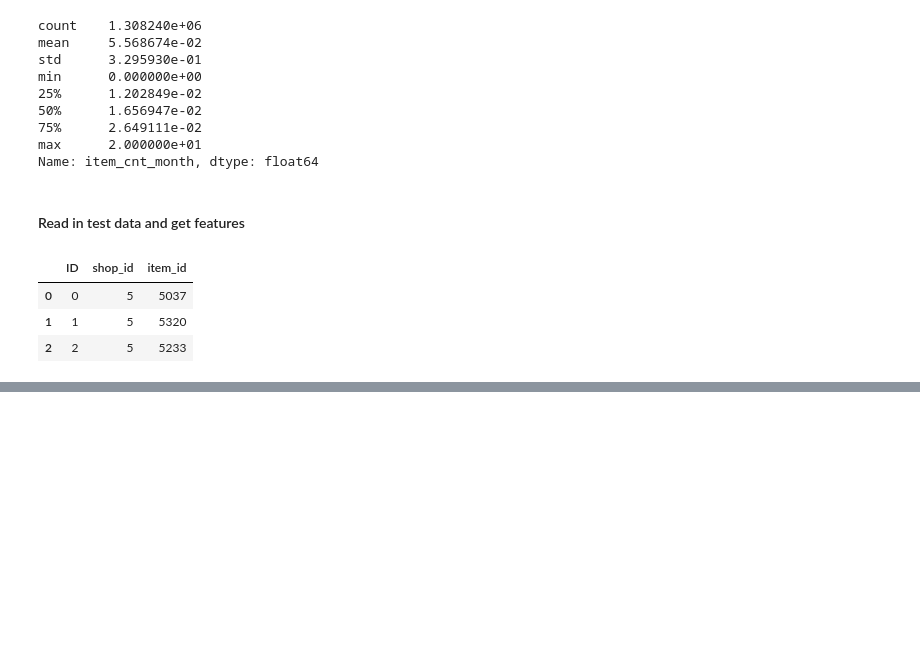
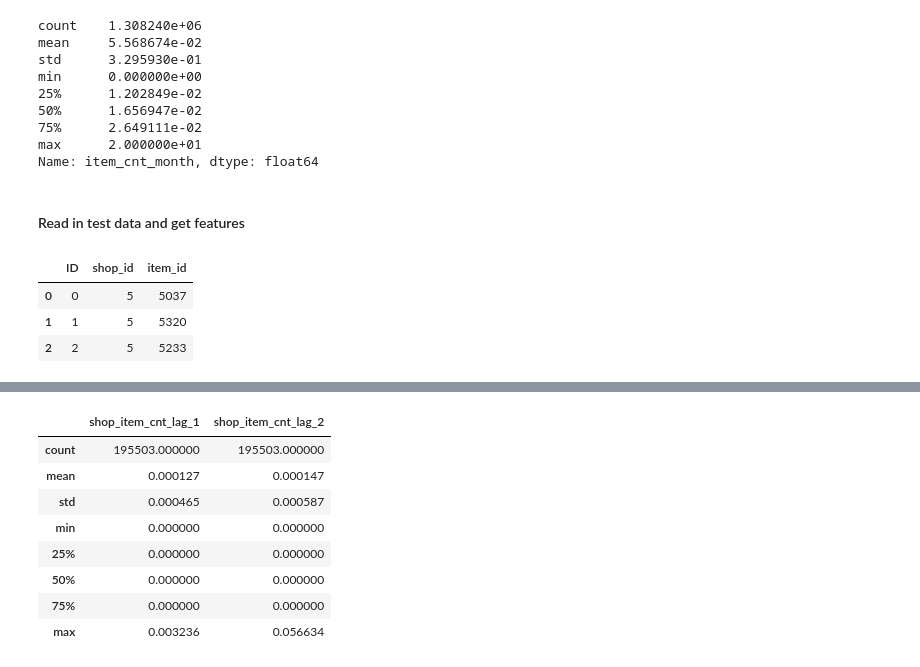
Before and after one commit to xiaoyu7016/my_kaggle, a Jupyter notebook: course/script/2018.10.22 - Tune Lasso features.ipynb, the cells around one changed output, grey strips where cells are left out. Drawn from its saved outputs; the diff is of its cells as text; code cells hidden in the pictures; blank space fills up the shorter version.

```diff
--- a/course/script/2018.10.21 - Stacking.ipynb
+++ b/course/script/2018.10.22 - Tune Lasso features.ipynb
@@ -316 +304,13 @@ test2[:3]
+# %%
+test2[test2.item_cnt_month<0.5][['shop_item_cnt_lag_1','shop_item_cnt_lag_2']].describe()
+# %% [output]
+|  | shop_item_cnt_lag_1 | shop_item_cnt_lag_2 |
+| count | 195503.000000 | 195503.000000 |
+| mean | 0.000127 | 0.000147 |
+| std | 0.000465 | 0.000587 |
+| min | 0.000000 | 0.000000 |
+| 25% | 0.000000 | 0.000000 |
+| 50% | 0.000000 | 0.000000 |
+| 75% | 0.000000 | 0.000000 |
+| max | 0.003236 | 0.056634 |
 # %%
```
Also changed, not shown: parts of 44 cells of this notebook, 2 other files.
